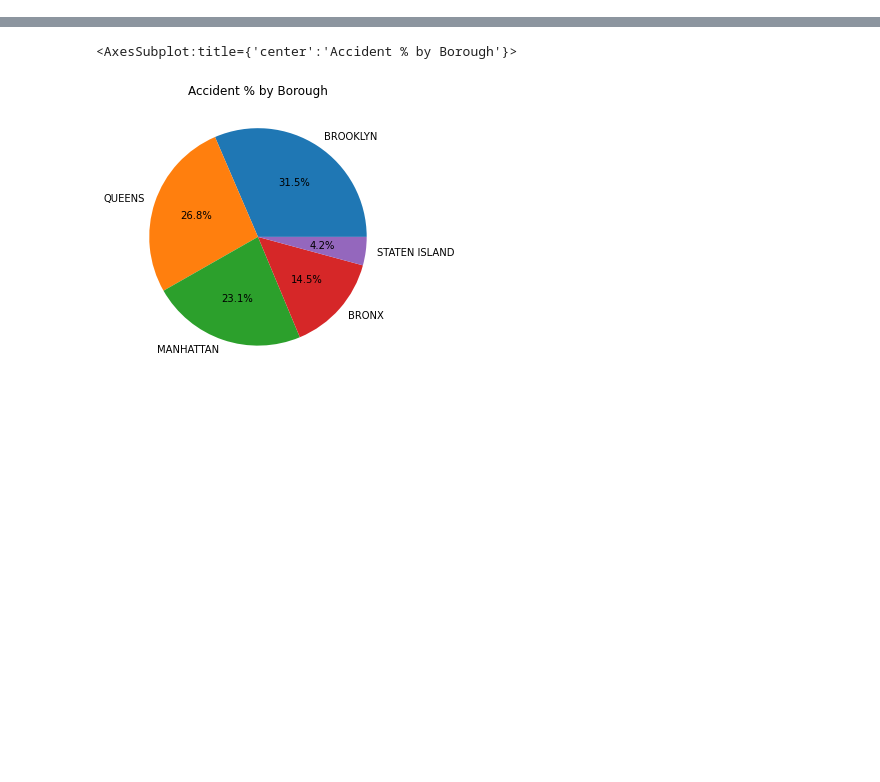
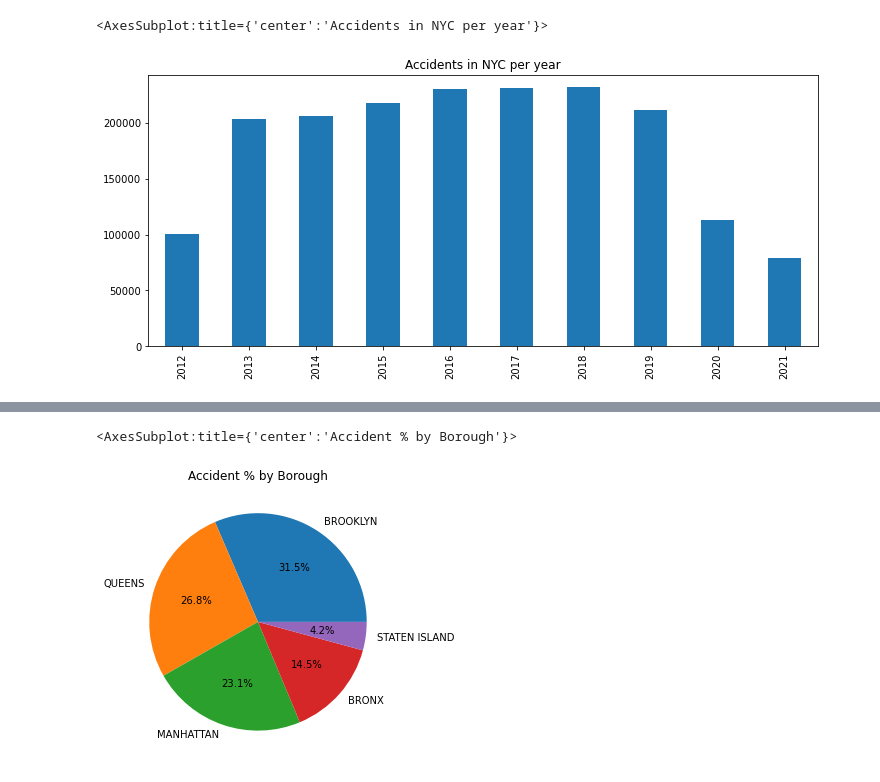
Before and after one commit to sudheendrakatikar/cmpe255-project, a Jupyter notebook: data-viz.ipynb, the cells around one changed output, grey strips where cells are left out. Saved outputs shown, nothing was run; the diff lists cells and outputs as text; code cells hidden in the pictures; blank space fills up the shorter version.

Commit message:
added yearly/monthly visuals

```diff
--- a/data-viz.ipynb
+++ b/data-viz.ipynb
@@ -5,0 +6,10 @@ data = pd.read_csv('data/motor_vehicle_collisions_crashes.csv', low_memory=False
+# %%
+data = pd.read_csv('../data/motor_vehicle_collisions_crashes.csv', low_memory=False)
+# %%
+# Bar graph for accidents per year
+
+yearly = pd.Series([ datetime.strptime(date, '%m/%d/%Y').year for date in data['CRASH DATE'] ]).value_counts().sort_index()
+yearly.plot(kind='bar', title='Accidents in NYC per year', figsize=(12, 5))
+# %% [output]
+<AxesSubplot:title={'center':'Accidents in NYC per year'}>
+[figure, added]
```
Also changed, not shown: parts of 6 cells of this notebook.
